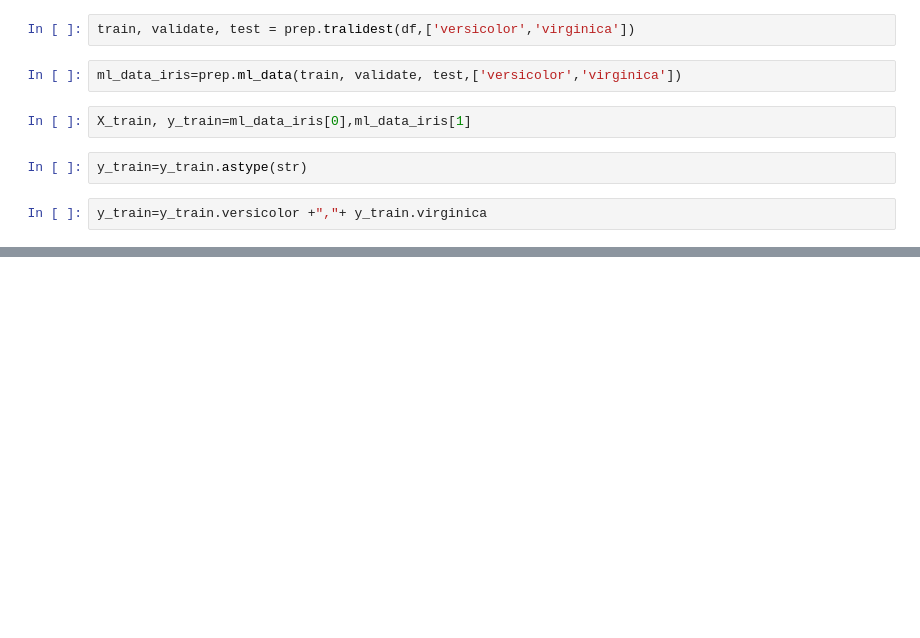
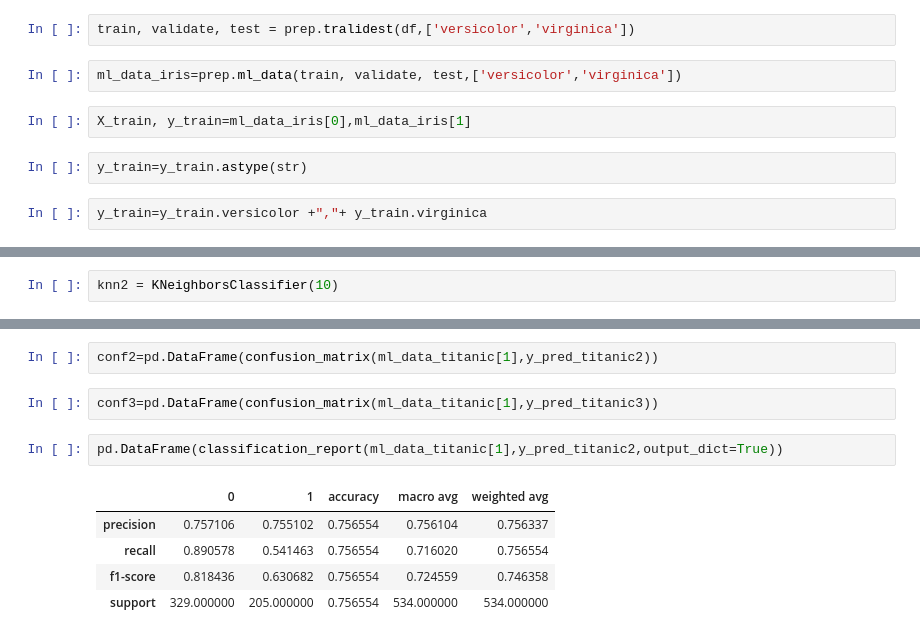
Before and after one commit to hinzle/classification-exercises, a Jupyter notebook: model.ipynb, the cells around one changed output, grey strips where cells are left out. Saved outputs shown, nothing was run; the diff lists cells and outputs as text; blank space fills up the shorter version.

```diff
--- a/model.ipynb
+++ b/model.ipynb
@@ -593,0 +567,2 @@ support    30.0  30.000000  30.000000  0.966667  90.000000     90.000000
+# %%
+knn2 = KNeighborsClassifier(10)
@@ -593,0 +599,12 @@ support    30.0  30.000000  30.000000  0.966667  90.000000     90.000000
+# %%
+conf2=pd.DataFrame(confusion_matrix(ml_data_titanic[1],y_pred_titanic2))
+# %%
+conf3=pd.DataFrame(confusion_matrix(ml_data_titanic[1],y_pred_titanic3))
+# %%
+pd.DataFrame(classification_report(ml_data_titanic[1],y_pred_titanic2,output_dict=True))
+# %% [output]
+|  | 0 | 1 | accuracy | macro avg | weighted avg |
+| precision | 0.757106 | 0.755102 | 0.756554 | 0.756104 | 0.756337 |
+| recall | 0.890578 | 0.541463 | 0.756554 | 0.716020 | 0.756554 |
+| f1-score | 0.818436 | 0.630682 | 0.756554 | 0.724559 | 0.746358 |
+| support | 329.000000 | 205.000000 | 0.756554 | 534.000000 | 534.000000 |
```
Also changed, not shown: parts of 155 cells of this notebook, 2 other files.
